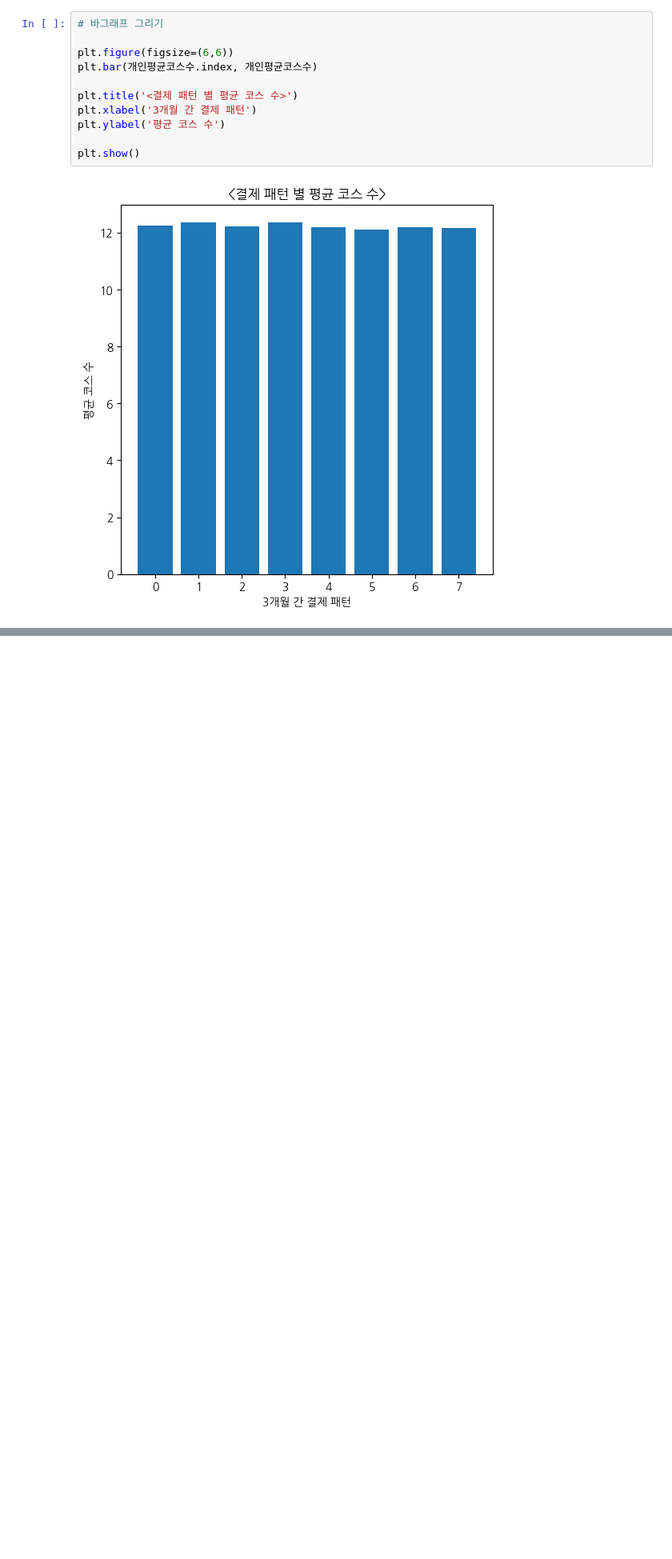
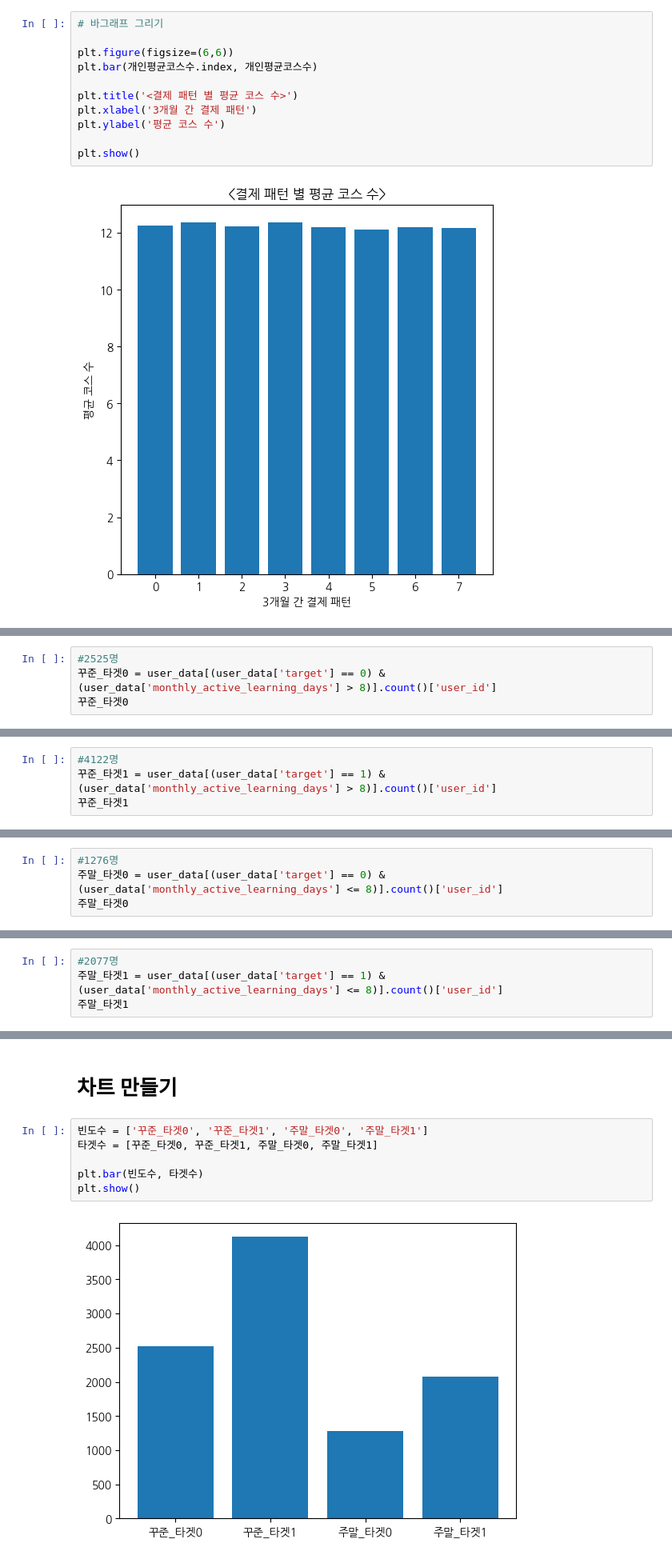
Before and after one commit to uhmminji/wassup, a Jupyter notebook: 05_데이터분석/DA_Mini_Project.ipynb, the cells around one changed output, grey strips where cells are left out. Shown at 80% size. Drawn from its saved outputs; the diff is of its cells as text; blank space fills up the shorter version.

```diff
--- a/05_데이터분석/DA_Mini_Project.ipynb
+++ b/05_데이터분석/DA_Mini_Project.ipynb
@@ -279,0 +547,4 @@ plt.show()
+# %%
+#2525명
+꾸준_타겟0 = user_data[(user_data['target'] == 0) & (user_data['monthly_active_learning_days'] > 8)].count()['user_id']
+꾸준_타겟0
@@ -279,0 +561,4 @@ plt.show()
+# %%
+#4122명
+꾸준_타겟1 = user_data[(user_data['target'] == 1) & (user_data['monthly_active_learning_days'] > 8)].count()['user_id']
+꾸준_타겟1
@@ -279,0 +575,4 @@ plt.show()
+# %%
+#1276명
+주말_타겟0 = user_data[(user_data['target'] == 0) & (user_data['monthly_active_learning_days'] <= 8)].count()['user_id']
+주말_타겟0
@@ -279,0 +589,4 @@ plt.show()
+# %%
+#2077명
+주말_타겟1 = user_data[(user_data['target'] == 1) & (user_data['monthly_active_learning_days'] <= 8)].count()['user_id']
+주말_타겟1
@@ -279,0 +601,10 @@ plt.show()
+# %% [markdown]
+# 차트 만들기
+# %%
+빈도수 = ['꾸준_타겟0', '꾸준_타겟1', '주말_타겟0', '주말_타겟1']
+타겟수 = [꾸준_타겟0, 꾸준_타겟1, 주말_타겟0, 주말_타겟1]
+
+plt.bar(빈도수, 타겟수)
+plt.show()
+# %% [output]
+[figure, added]
```
Also changed, not shown: parts of 81 cells of this notebook, 2 other files.
